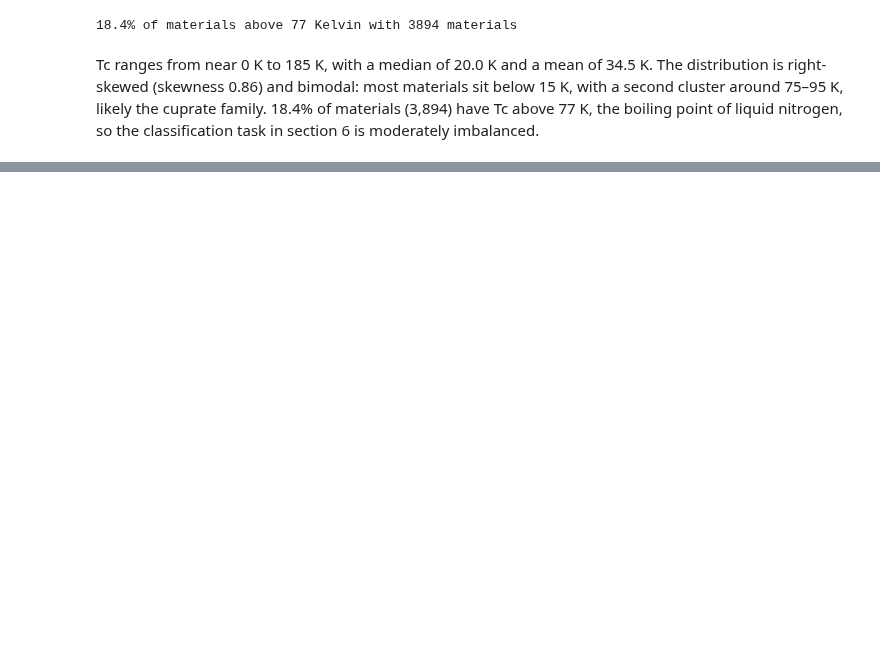
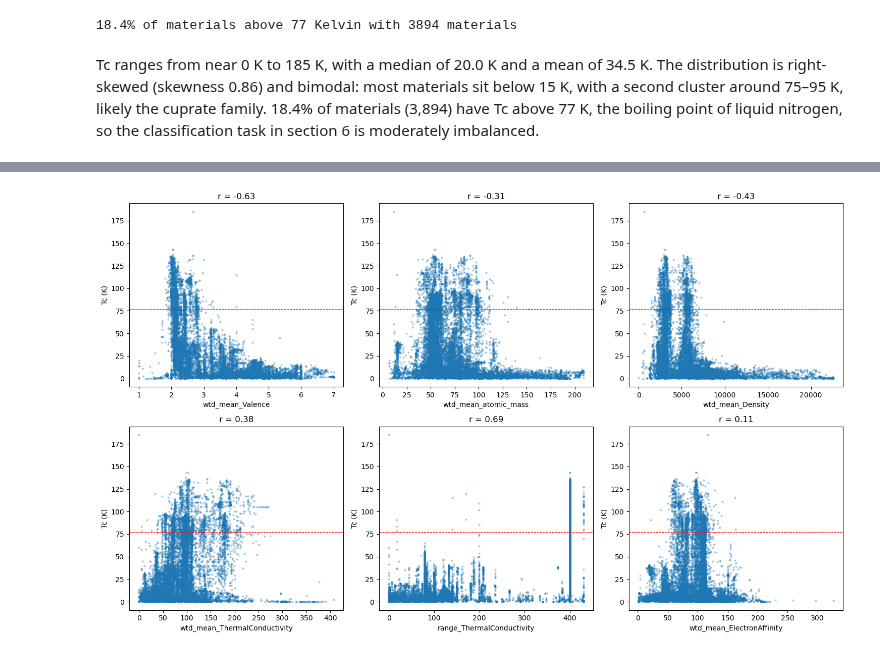
Before and after one commit to SeanCross65/Data-Analytics-Data-Mining, a Jupyter notebook: SuperConductivity.ipynb, the cells around one changed output, grey strips where cells are left out. Cells and saved outputs as stored; diff of their text form; code cells hidden in the pictures; blank space fills up the shorter version.

```diff
--- a/SuperConductivity.ipynb
+++ b/SuperConductivity.ipynb
@@ -92,0 +138,15 @@ Tc ranges from near 0 K to 185 K, with a median of 20.0 K and a mean of 34.5 K.
+# %%
+features = ["wtd_mean_Valence", "wtd_mean_atomic_mass", "wtd_mean_Density",
+            "wtd_mean_ThermalConductivity", "range_ThermalConductivity", "wtd_mean_ElectronAffinity"]
+
+fig, axes = plt.subplots(2, 3, figsize=(15, 9)) # Grid of 2 rows x 3 columns of plots
+for ax, feat in zip(axes.flat, features): # Loop through each plot area and feature together
+    ax.scatter(df[feat], tc, s=4, alpha=0.3) # Small, see-through dots so dense areas show up
+    ax.axhline(77, color="red", linestyle="--", linewidth=0.8) # 77 K line for reference
+    ax.set_xlabel(feat)
+    ax.set_ylabel("Tc (K)")
+    ax.set_title(f"r = {df[feat].corr(tc):.2f}") # Correlation value in the title
+plt.tight_layout()
+plt.show()
+# %% [output]
+[figure, added]
```
Also changed, not shown: parts of 10 cells of this notebook.
